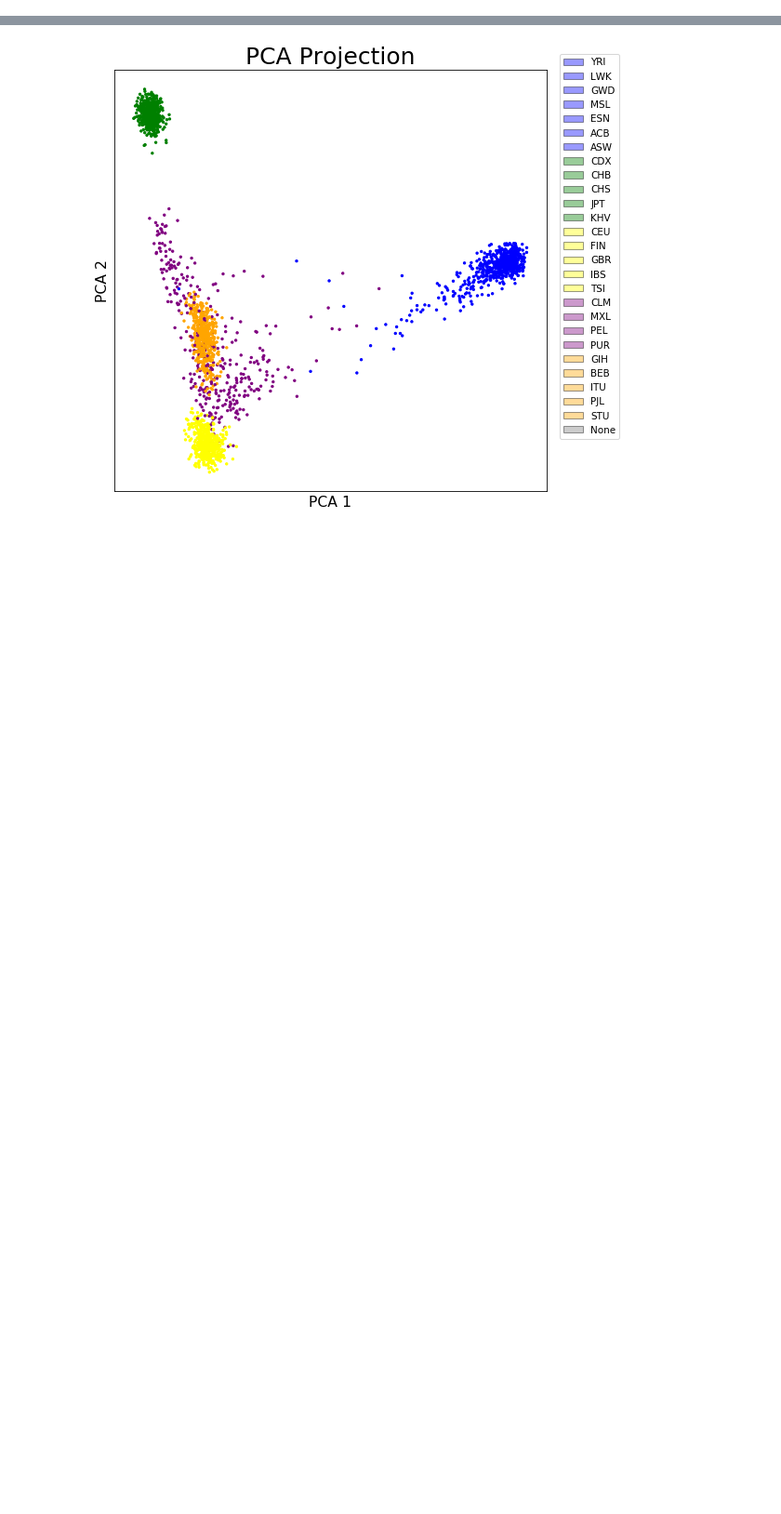
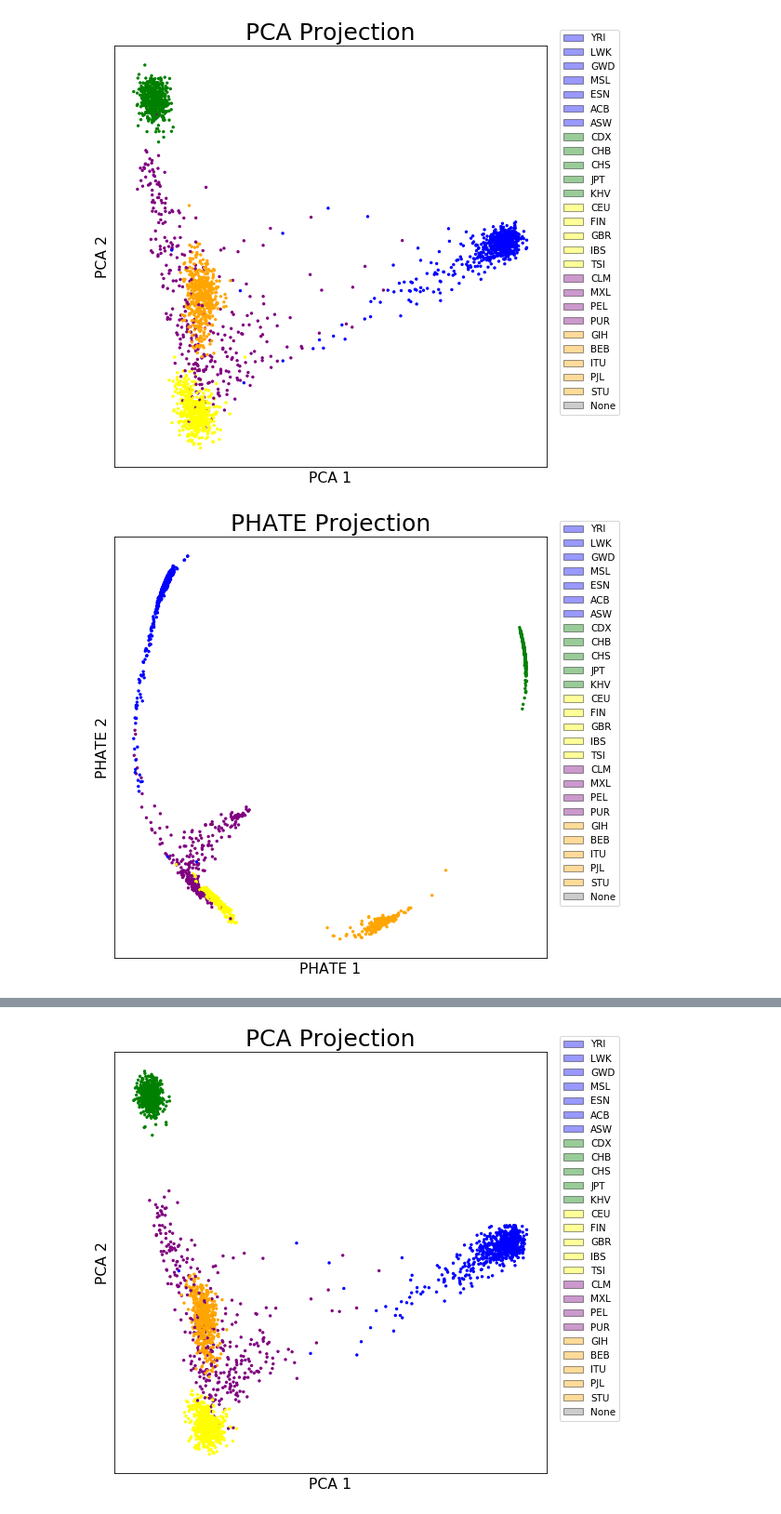
Before and after one commit to aksinghal5590/CSE284_PCA_Alternatives, a Jupyter notebook: src/phate_clustering.ipynb, the cells around one changed output, grey strips where cells are left out. Shown at 93% size. Cells and saved outputs as stored; diff of their text form; code cells hidden in the pictures; blank space fills up the shorter version.

```diff
--- a/src/phate_clustering.ipynb
+++ b/src/phate_clustering.ipynb
@@ -127,3 +131,19 @@ phate_snp_data = np.loadtxt("../output/phate.projection.txt")
 tsne_snp_data = np.load("../output/tsne.projection.npy", allow_pickle=True)
 tsne_snp_data = tsne_snp_data.item().embedding_
 umap_snp_data = np.load("../output/umap.projection.npy", allow_pickle=True)
+# %%
+#Load projection data for PS2
+
+pca_snp_data = np.loadtxt("../output/ps2_pca.projection.txt")
+phate_snp_data = np.loadtxt("../output/ps2_phate.projection.txt")
+tsne_snp_data = np.load("../output/ps2_tsne.projection.npy", allow_pickle=True)
+tsne_snp_data = tsne_snp_data.item().embedding_
+umap_snp_data = np.load("../output/ps2_umap.projection.npy", allow_pickle=True)
+
+plot_projection(pca_snp_data, "PCA", "../output/ps2_pca.png")
+plot_projection(phate_snp_data, "PHATE", "../output/ps2_phate.png")
+plot_projection(tsne_snp_data, "tSNE", "../output/ps2_tsne.png")
+plot_projection(umap_snp_data, "UMAP", "../output/ps2_umap.png")
+# %% [output]
+[figure, added]
+[figure, added]
```
Also changed, not shown: parts of 4 cells of this notebook, 8 other files.
